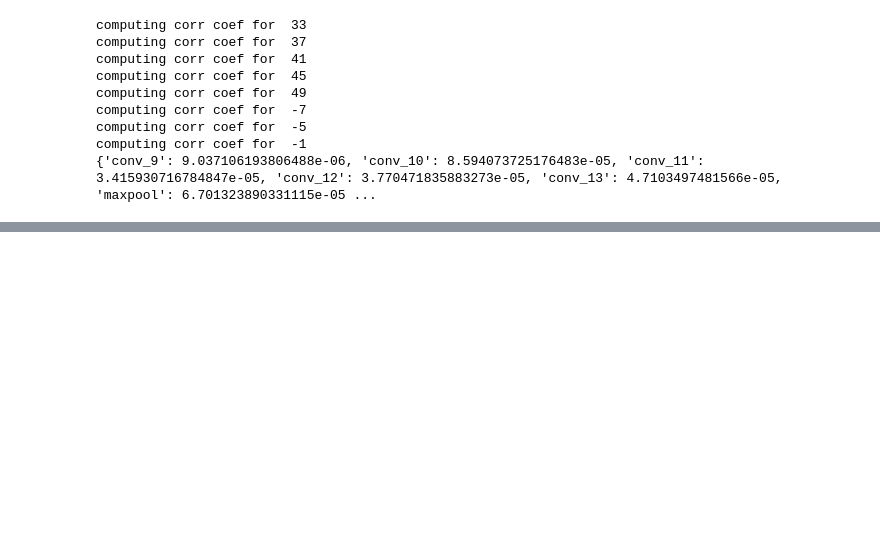
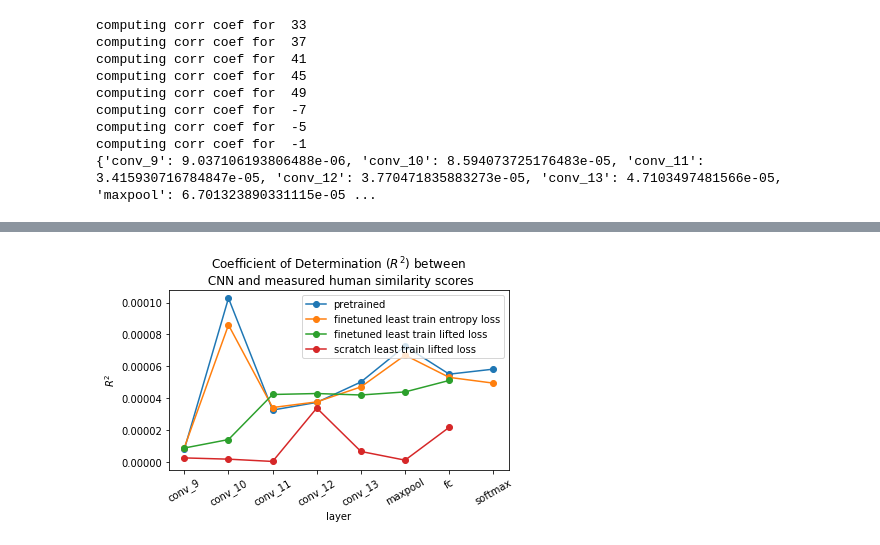
Before and after one commit to slala2121/Triplet-net-keras, a Jupyter notebook: cifar10_vgg.ipynb, the cells around one changed output, grey strips where cells are left out. Saved outputs shown, nothing was run; the diff lists cells and outputs as text; code cells hidden in the pictures; blank space fills up the shorter version.

```diff
--- a/cifar10_vgg.ipynb
+++ b/cifar10_vgg.ipynb
@@ -1075,20 +1151,0 @@ plt.savefig(os.path.join(prefix_model_path,'results','%s_model_complete_corr_sco
-# %%
-# comparison of the earlier/later models
-layer_names_by_indices=['conv_9','conv_10','conv_11','conv_12','conv_13','maxpool','fc','softmax']
-
-corr_scores=np.load(os.path.join(prefix_model_path,'lifted_vgg_True_0.0001_saved_models','best_complete_corr_coeff_by_layer.npy'))
-plt.plot(np.arange(len(layer_names_by_indices)-1),corr_scores,label='lifted best',marker='o')
-
-corr_scores=np.load(os.path.join(prefix_model_path,'lifted_vgg_True_0.0001_saved_models','final_complete_corr_coeff_by_layer.npy'))
-plt.plot(np.arange(len(layer_names_by_indices)-1),corr_scores,label='lifted final',marker='o')
-
-# corr_scores=np.load(os.path.join(prefix_model_path,'pretrained_vgg','final_complete_corr_coeff_by_layer.npy'))
-# plt.plot(np.arange(len(layer_names_by_indices)),corr_scores,label='entropy pretrained',marker='o')
-
-plt.title('Comparing best vs. final finetuned lifted loss models wrt: \n Correlation between DNN and human similarity scores')
-plt.xlabel('DNN layer')
-plt.xticks(np.arange(len(layer_names_by_indices)),layer_names_by_indices,rotation=45)
-plt.ylabel('Correlation ($R^{2}$)')
-plt.legend(loc='lower left')
-
-plt.savefig(os.path.join(prefix_model_path,'results','best_vs_final_model_corr_score_by_layer_comparison'))
@@ -1339,0 +1341,56 @@ print(b)
+# %%
+plt.figure()
+
+model_path='pretrained_vgg'
+file_path=os.path.join('.','Colab Notebooks','cifar10',model_path,'r_2_corr_coef_by_layer.pickle')
+with open(file_path, 'rb') as handle:
+    b = pickle.load(handle)
+
+corr_scores_ordered=[]
+for layer_name_index in range(len(layer_names_by_indices)):
+  corr_scores_ordered.append(b[layer_names_by_indices[layer_name_index]])
+plt.plot(np.arange(len(layer_names_by_indices)),corr_scores_ordered,label='pretrained',marker='o')
+
+
+model_path='entropy_vgg_True_0.0001_saved_models'
+file_path=os.path.join('.','Colab Notebooks','cifar10',model_path,'r_2_corr_coef_by_layer.pickle')
+with open(file_path, 'rb') as handle:
+    b = pickle.load(handle)
+
+corr_scores_ordered=[]
+for layer_name_index in range(len(layer_names_by_indices)):
+  corr_scores_ordered.append(b[layer_names_by_indices[layer_name_index]])
+plt.plot(np.arange(len(layer_names_by_indices)),corr_scores_ordered,label='finetuned least train entropy loss',marker='o')
+
+
+
+model_path='lifted_vgg_True_0.0001_saved_models'
+file_path=os.path.join('.','Colab Notebooks','cifar10',model_path,'r_2_corr_coef_by_layer.pickle')
+with open(file_path, 'rb') as handle:
+    b = pickle.load(handle)
+
+corr_scores_ordered=[]
+for layer_name_index in range(len(layer_names_by_indices)-1):
+  corr_scores_ordered.append(b[layer_names_by_indices[layer_name_index]])
+plt.plot(np.arange(len(layer_names_by_indices)-1),corr_scores_ordered,label='finetuned least train lifted loss',marker='o')
+
+model_path='lifted_vgg_False_0.0001_saved_models'
+file_path=os.path.join('.','Colab Notebooks','cifar10',model_path,'r_2_corr_coef_by_layer.pickle')
+with open(file_path, 'rb') as handle:
+    b = pickle.load(handle)
+
+corr_scores_ordered=[]
+for layer_name_index in range(len(layer_names_by_indices)-1):
+  corr_scores_ordered.append(b[layer_names_by_indices[layer_name_index]])
+plt.plot(np.arange(len(layer_names_by_indices)-1),corr_scores_ordered,label='scratch least train lifted loss',marker='o')
+
+
+plt.title('Coefficient of Determination ($R^{2}$) between \n CNN and measured human similarity scores')
+plt.ylabel("$R^{2}$")
+plt.xlabel('layer')
+plt.xticks(np.arange(len(layer_names_by_indices)),layer_names_by_indices,rotation=30)
+plt.legend()
+plt.tight_layout()
+plt.savefig(os.path.join('.','Colab Notebooks','cifar10','results','corr_scores_human_sim_judgments.pdf'))
+# %% [output]
+[figure, added]
```
Also changed, not shown: parts of 18 cells of this notebook.
